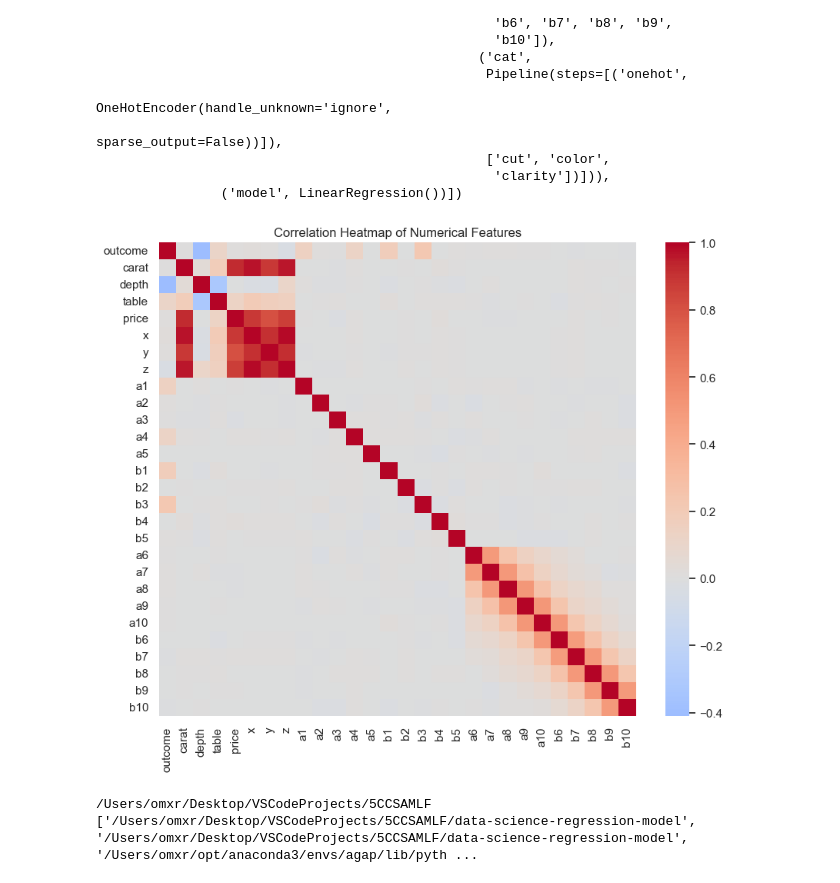
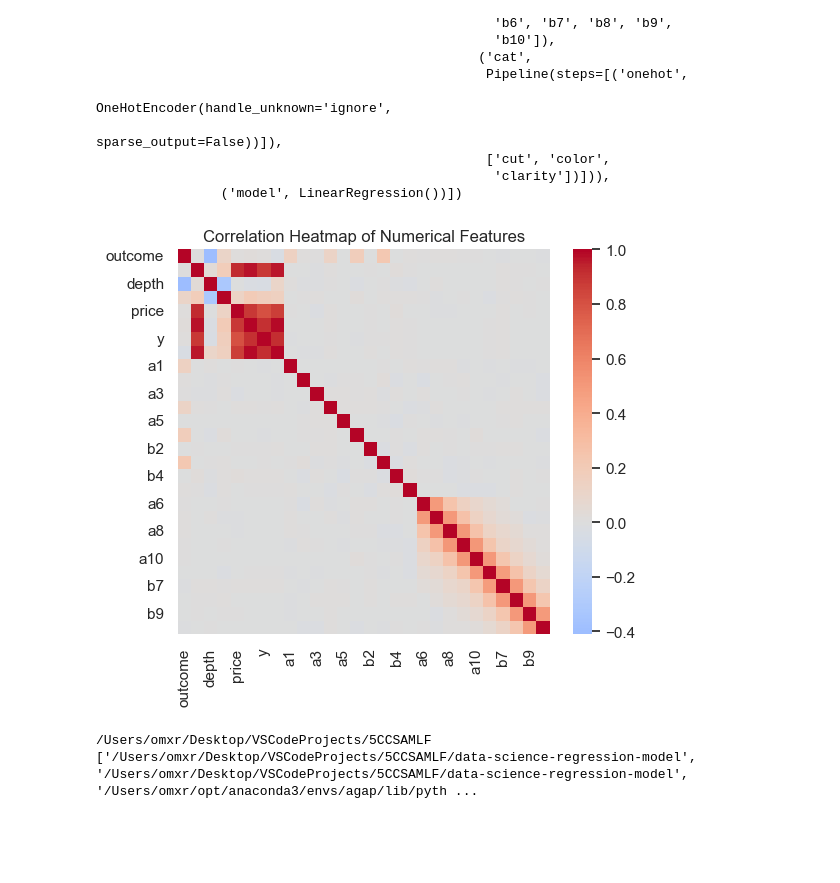
Before and after one commit to Hissan7/data-science-regression-model, a Jupyter notebook: notebooks/01_eda.ipynb, the cells around one changed output. Drawn from its saved outputs; the diff is of its cells as text; code cells hidden in the pictures; blank space fills up the shorter version.

```diff
--- a/notebooks/01_eda.ipynb
+++ b/notebooks/01_eda.ipynb
@@ -143,15 +143,15 @@ Pipeline(steps=[('preprocess',
 # %%
 import seaborn as sns
 import matplotlib.pyplot as plt
 
 corr = df.select_dtypes(include=np.number).corr()
 
-plt.figure(figsize=(10, 8))
+plt.figure(figsize=(6, 5))
 sns.heatmap(corr, cmap="coolwarm", center=0)
 plt.title("Correlation Heatmap of Numerical Features")
 plt.show()
 # %% [output]
-[figure, old version]
+[figure, new version]
 # %%
 import os, sys
 print(os.getcwd())
```
